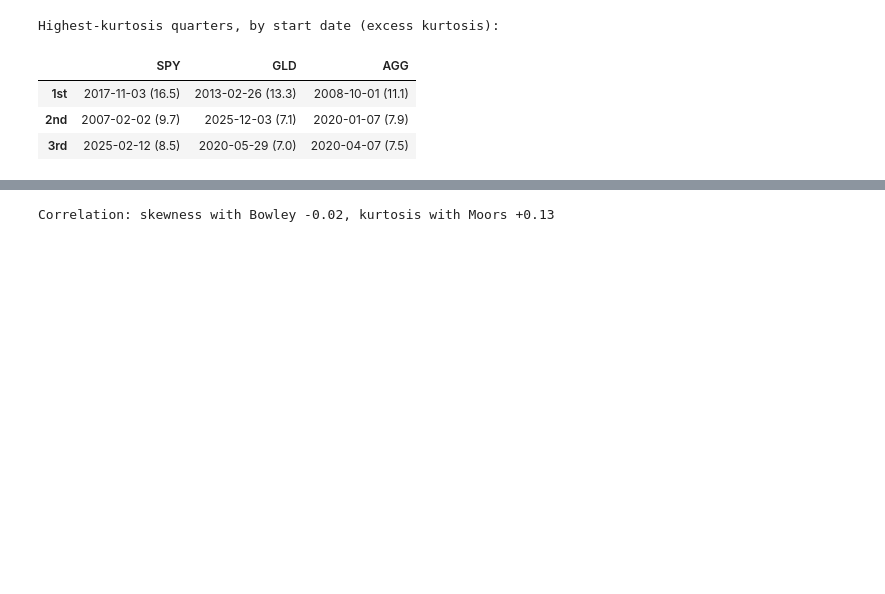
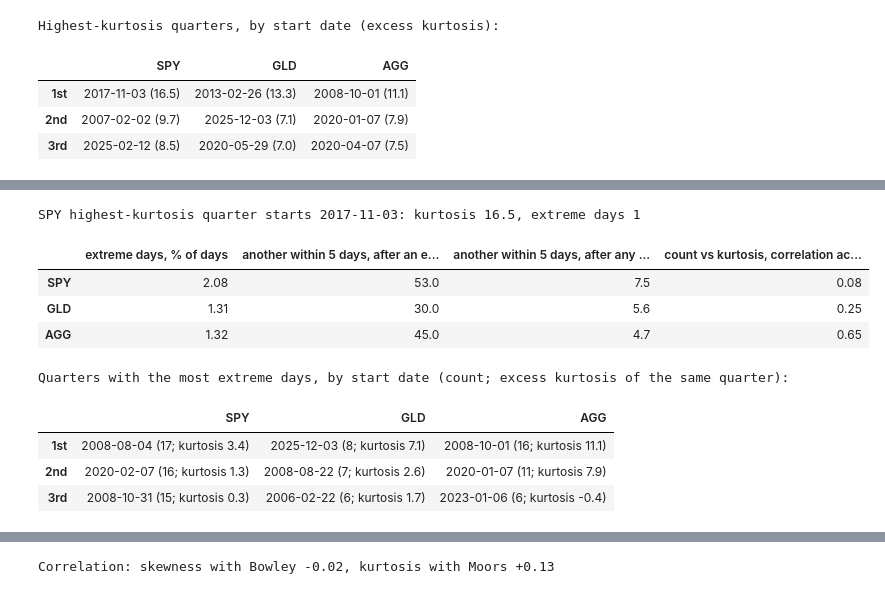
Before and after one commit to MaxGnesi/systematic-trading-notes, a Jupyter notebook: lectures/03-same-bars-different-questions/03_same_bars_different_questions.ipynb, the cells around one changed output, grey strips where cells are left out. Cells and saved outputs as stored; diff of their text form; code cells hidden in the pictures; blank space fills up the shorter version.

```diff
--- a/lectures/03-same-bars-different-questions/03_same_bars_different_questions.ipynb
+++ b/lectures/03-same-bars-different-questions/03_same_bars_different_questions.ipynb
@@ -667,0 +668,37 @@ $1.233$ is the normal-distribution value.
+# %%
+ext, rows, tops_c = {}, {}, {}
+for a in ["SPY", "GLD", "AGG"]:
+    r = lr[a].dropna()
+    sd_past = r.expanding(252).std().shift(1)
+    e = (r.abs() > 3 * sd_past).astype(float)
+    e[sd_past.isna()] = np.nan
+    ext[a] = e
+    ev = e.dropna()
+    nxt5 = pd.concat([ev.shift(-k) for k in range(1, 6)], axis=1).max(axis=1).iloc[:-5]
+    after_ext = nxt5[ev.iloc[:-5] == 1].mean()
+    grp = np.arange(len(r)) // SW
+    full = (pd.Series(1, r.index).groupby(grp).size() == SW) & (e.groupby(grp).count() == SW)
+    qc, qk = e.groupby(grp).sum()[full], r.groupby(grp).kurt()[full]
+    rows[a] = {"extreme days, % of days": round(100 * ev.mean(), 2),
+               "another within 5 days, after an extreme day (%)": round(100 * after_ext, 0),
+               "another within 5 days, after any day (%)": round(100 * nxt5.mean(), 1),
+               "count vs kurtosis, correlation across quarters": round(qc.corr(qk), 2)}
+    top = qc.sort_values(ascending=False).head(3)
+    tops_c[a] = [f"{r.index[int(g) * SW].date()} ({int(v_)}; kurtosis {qk[g]:.1f})" for g, v_ in top.items()]
+    if a == "SPY":
+        gk = qk.idxmax()
+        print(f"SPY highest-kurtosis quarter starts {r.index[int(gk) * SW].date()}: kurtosis {qk[gk]:.1f}, extreme days {int(qc[gk])}")
+display(pd.DataFrame(rows).T)
+print("Quarters with the most extreme days, by start date (count; excess kurtosis of the same quarter):")
+display(pd.DataFrame(tops_c, index=["1st", "2nd", "3rd"]))
+# %% [output]
+SPY highest-kurtosis quarter starts 2017-11-03: kurtosis 16.5, extreme days 1
+|  | extreme days, % of days | another within 5 days, after an e... | another within 5 days, after any ... | count vs kurtosis, correlation ac... |
+| SPY | 2.08 | 53.0 | 7.5 | 0.08 |
+| GLD | 1.31 | 30.0 | 5.6 | 0.25 |
+| AGG | 1.32 | 45.0 | 4.7 | 0.65 |
+Quarters with the most extreme days, by start date (count; excess kurtosis of the same quarter):
+|  | SPY | GLD | AGG |
+| 1st | 2008-08-04 (17; kurtosis 3.4) | 2025-12-03 (8; kurtosis 7.1) | 2008-10-01 (16; kurtosis 11.1) |
+| 2nd | 2020-02-07 (16; kurtosis 1.3) | 2008-08-22 (7; kurtosis 2.6) | 2020-01-07 (11; kurtosis 7.9) |
+| 3rd | 2008-10-31 (15; kurtosis 0.3) | 2006-02-22 (6; kurtosis 1.7) | 2023-01-06 (6; kurtosis -0.4) |
```
Also changed, not shown: parts of 5 cells of this notebook, 2 other files.
